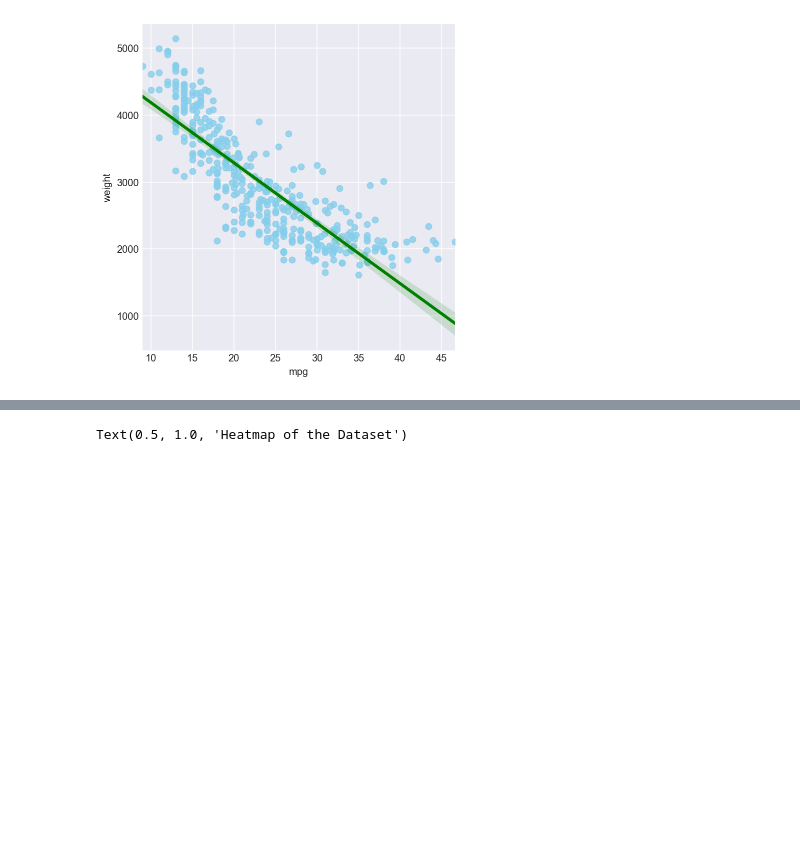
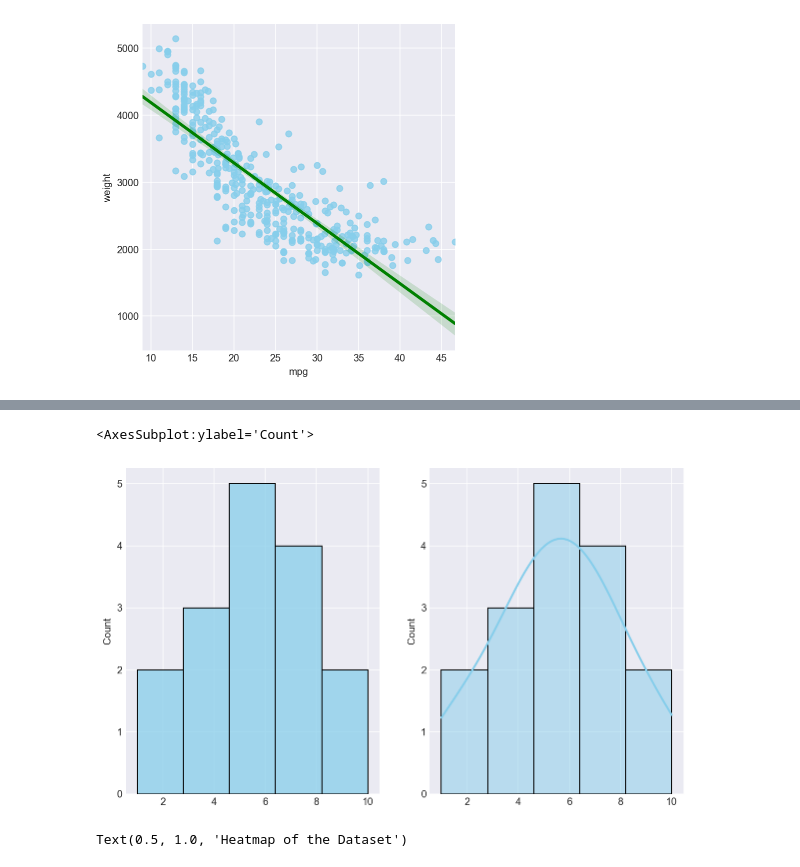
Before and after one commit to kikiru328/CAKD3-Github, a Jupyter notebook: 7. Visualization/1. Visualization 07.26/2. Seaborn_plot 07.27-28.ipynb, the cells around one changed output, grey strips where cells are left out. Drawn from its saved outputs; the diff is of its cells as text; code cells hidden in the pictures; blank space fills up the shorter version.

```diff
--- a/7. Visualization/1. Visualization 07.26/2. Seaborn_plot 07.27-28.ipynb
+++ b/7. Visualization/1. Visualization 07.26/2. Seaborn_plot 07.27-28.ipynb
@@ -205,3 +208,14 @@ sns.pairplot(df_auto,',palette='pastel')
+# %%
+fish_data = np.array([5,7,9,1,5,6,6,2,4,4,5,7,7,3,8,10])
+# %%
+fig = plt.figure(figsize=(10,6))
+ax1 = fig.add_subplot(1,2,1)
+ax2 = fig.add_subplot(1,2,2)
+sns.histplot(fish_data,color='skyblue',kde=False,ax=ax1)
+sns.histplot(fish_data,color='skyblue',kde=True,ax=ax2)
+# %% [output]
+<AxesSubplot:ylabel='Count'>
+[figure, added]
 # %%
 sns.heatmap(t_df[['pclass','age','fare','survived']].corr(),annot=True)
 plt.title('Heatmap of the Dataset',fontsize=20)
```
Also changed, not shown: parts of 5 cells of this notebook.
